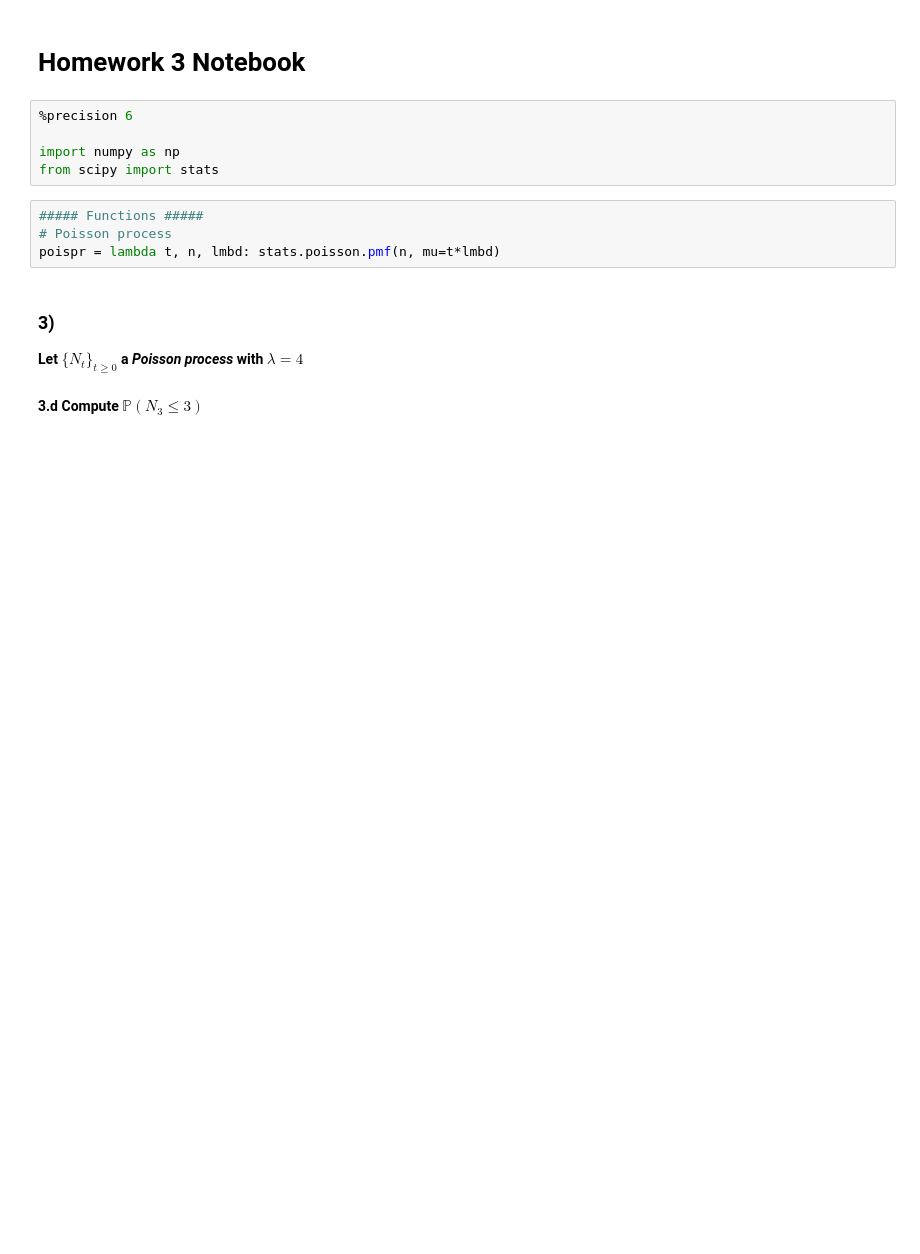
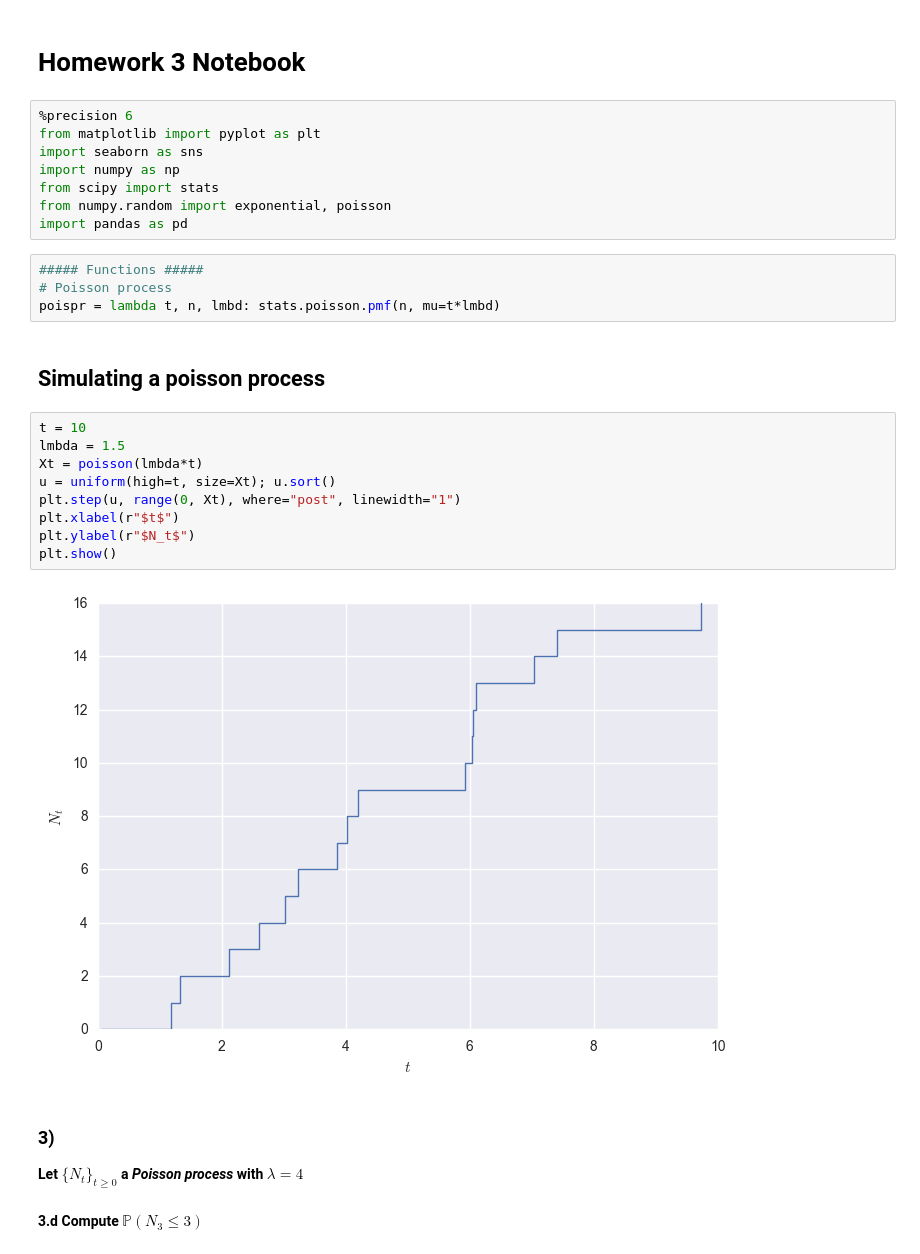
Before and after one commit to gerdm/UMA, a Jupyter notebook: stochastic_processes/notebooks/Hausaufgabe3.ipynb, the cells around one changed output. Saved outputs shown, nothing was run; the diff lists cells and outputs as text; blank space fills up the shorter version.

```diff
--- a/stochastic_processes/notebooks/Hausaufgabe3.ipynb
+++ b/stochastic_processes/notebooks/Hausaufgabe3.ipynb
@@ -2,13 +2,29 @@
 # Homework 3 Notebook
 # %%
 %precision 6
-
+from matplotlib import pyplot as plt
+import seaborn as sns
 import numpy as np
 from scipy import stats
+from numpy.random import exponential, poisson
+import pandas as pd
 # %%
 ##### Functions #####
 # Poisson process
 poispr = lambda t, n, lmbd: stats.poisson.pmf(n, mu=t*lmbd)
+# %% [markdown]
+## Simulating a poisson process
+# %%
+t = 10
+lmbda = 1.5
+Xt = poisson(lmbda*t)
+u = uniform(high=t, size=Xt); u.sort()
+plt.step(u, range(0, Xt), where="post", linewidth="1")
+plt.xlabel(r"$t$")
+plt.ylabel(r"$N_t$")
+plt.show()
+# %% [output]
+[figure, added]
 # %% [markdown]
 ### 3)
 **Let $\{N_t\}_{t\geq0}$ a *Poisson process* with $\lambda=4$**
```
Also changed, not shown: parts of 8 cells of this notebook.
